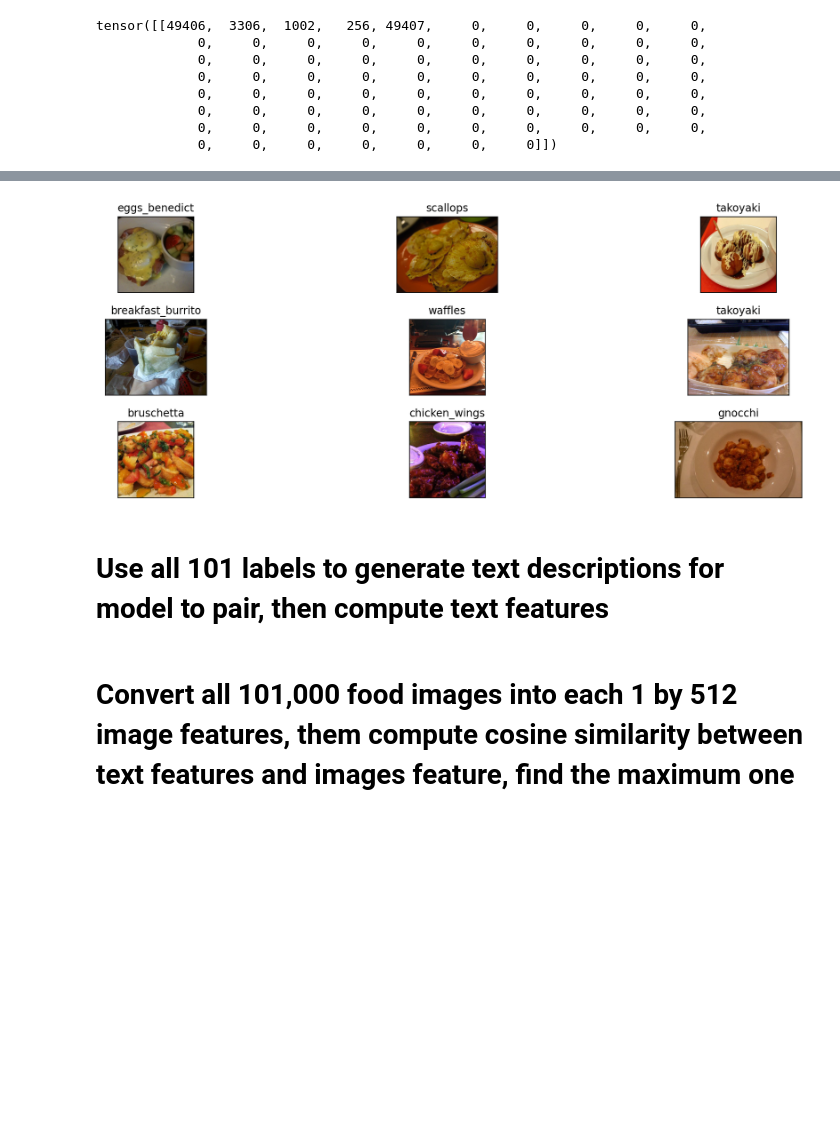
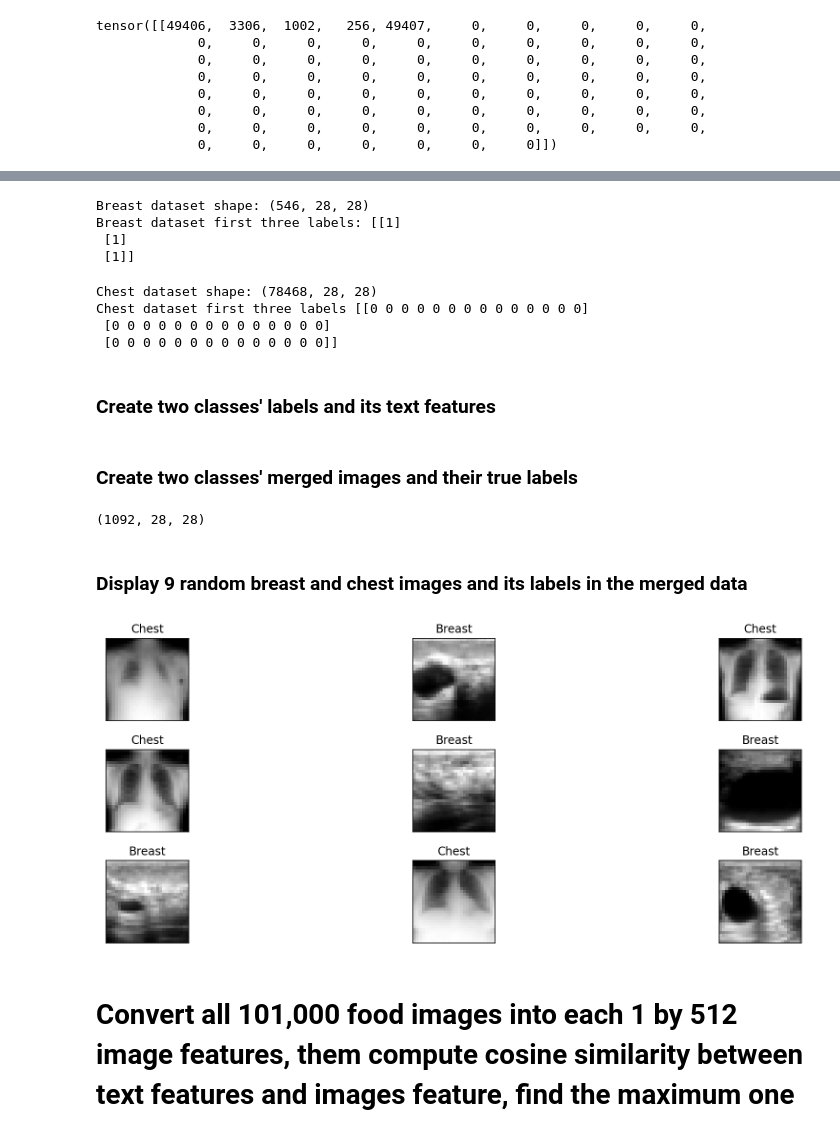
Before and after one commit to LiYuan199701/capstone, a Jupyter notebook: 21-real-clip.ipynb, the cells around one changed output, grey strips where cells are left out. Cells and saved outputs as stored; diff of their text form; code cells hidden in the pictures; blank space fills up the shorter version.

Commit message:
Finished training

```diff
--- a/21-real-clip.ipynb
+++ b/21-real-clip.ipynb
@@ -214,0 +200,22 @@ import torch
+# %%
+breast_path = 'breastmnist.npz'
+breast = np.load(breast_path)
+print("Breast dataset shape:", breast['train_images'].shape)
+print("Breast dataset first three labels:", breast['train_labels'][:3])
+# %% [output]
+Breast dataset shape: (546, 28, 28)
+Breast dataset first three labels: [[1]
+ [1]
+ [1]]
+# %%
+chest_path = 'chestmnist.npz'
+chest = np.load(chest_path)
+print("Chest dataset shape:", chest['train_images'].shape)
+print("Chest dataset first three labels", chest['train_labels'][:3])
+# %% [output]
+Chest dataset shape: (78468, 28, 28)
+Chest dataset first three labels [[0 0 0 0 0 0 0 0 0 0 0 0 0 0]
+ [0 0 0 0 0 0 0 0 0 0 0 0 0 0]
+ [0 0 0 0 0 0 0 0 0 0 0 0 0 0]]
+# %% [markdown]
+### Create two classes' labels and its text features
@@ -215,27 +230,34 @@ import torch
+# %% [markdown]
+### Create two classes' merged images and their true labels
+# %%
+half_sample_size = 546
+random_chest_inx = np.random.choice(chest['train_images'].shape[0], size=half_sample_size, replace=False)
+random_breast_inx = np.random.choice(breast['train_images'].shape[0], size=half_sample_size, replace=False)
+data = np.concatenate([breast['train_images'][random_breast_inx], chest['train_images'][random_chest_inx]], axis=0)
+true_labels = [0]*half_sample_size + [1]*half_sample_size
+data.shape
+# %% [output]
+(1092, 28, 28)
+# %% [markdown]
+### Display 9 random breast and chest images and its labels in the merged data
 # %%
-all_folders = os.listdir("./images")
-random_index = np.random.randint(low=0, high=len(all_folders), size=9)
-select_class = [all_folders[i] for i in random_index]
-select_class
+S = 9
+random_index = np.random.randint(low=0, high=data.shape[0], size=S)
+selected = [data[i] for i in random_index]
+labels = ["Breast" if true_labels[i] == 0 else "Chest" for i in random_index]
 
 plt.figure(figsize=(16, 5))
 count = 1
 
-for filename in select_class:
-
-  all_images = os.listdir(os.path.join("./images/" + filename))
-  random_ind = np.random.randint(low=0, high=len(all_images), size=1)[0]
-  image = Image.open(os.path.join("./images/" + filename + "/" + all_images[random_ind])).convert("RGB")
+for i in range(S):
 
   plt.subplot(3, 3, count)
-  plt.imshow(image)
-  plt.title(f"{filename}")
+  plt.imshow(selected[i], cmap='gray')
+  plt.title(f"{labels[i]}")
   plt.xticks([])
   plt.yticks([])
   count = count + 1
 
 plt.tight_layout()
 # %% [output]
-[figure, old version]
+[figure, new version]
-# %% [markdown]
-# Use all 101 labels to generate text descriptions for model to pair, then compute text features
```
Also changed, not shown: parts of 32 cells of this notebook, 23 other files.
